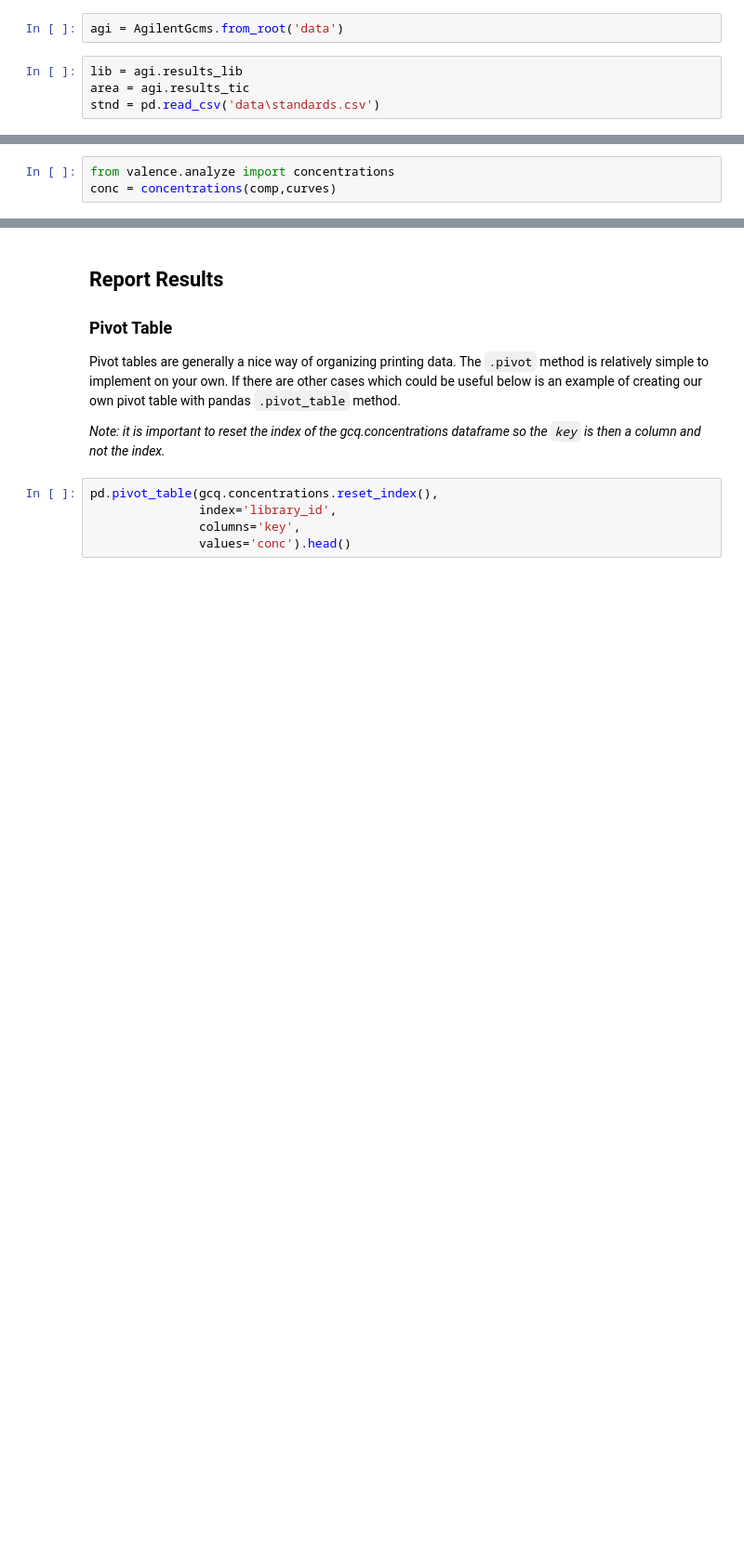
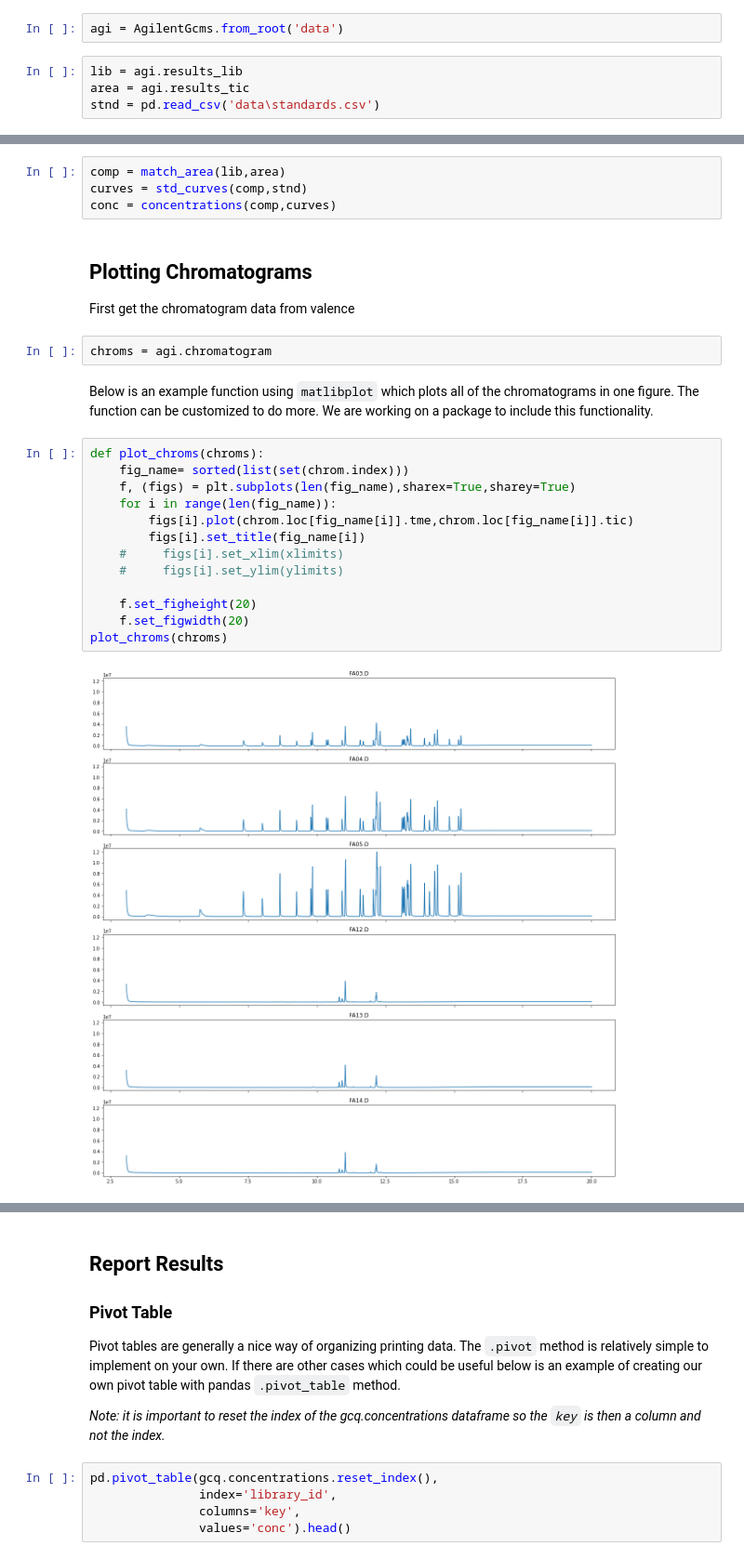
Before and after one commit to audere-labs/pyvalence-on-rails, a Jupyter notebook: notebooks/reporting.ipynb, the cells around one changed output, grey strips where cells are left out. Shown at 93% size. Cells and saved outputs as stored; diff of their text form; blank space fills up the shorter version.

Commit message:
plot chroms example complete

```diff
--- a/notebooks/reporting.ipynb
+++ b/notebooks/reporting.ipynb
@@ -19,3 +16,26 @@ curves = std_curves(comp,stnd)
-# %%
-from valence.analyze import concentrations
-conc = concentrations(comp,curves)
+# %%
+comp = match_area(lib,area)
+curves = std_curves(comp,stnd)
+conc = concentrations(comp,curves)
+# %% [markdown]
+## Plotting Chromatograms
+First get the chromatogram data from valence
+# %%
+chroms = agi.chromatogram
+# %% [markdown]
+Below is an example function using `matlibplot` which plots all of the chromatograms in one figure. The function can be customized to do more. We are working on a package to include this functionality.
+# %%
+def plot_chroms(chroms):
+    fig_name= sorted(list(set(chrom.index)))
+    f, (figs) = plt.subplots(len(fig_name),sharex=True,sharey=True)
+    for i in range(len(fig_name)):
+        figs[i].plot(chrom.loc[fig_name[i]].tme,chrom.loc[fig_name[i]].tic)
+        figs[i].set_title(fig_name[i])
+    #     figs[i].set_xlim(xlimits)
+    #     figs[i].set_ylim(ylimits)
+
+    f.set_figheight(20)
+    f.set_figwidth(20)
+plot_chroms(chroms)
+# %% [output]
+[figure, added]
```
Also changed, not shown: parts of 7 cells of this notebook, 1 other file.
